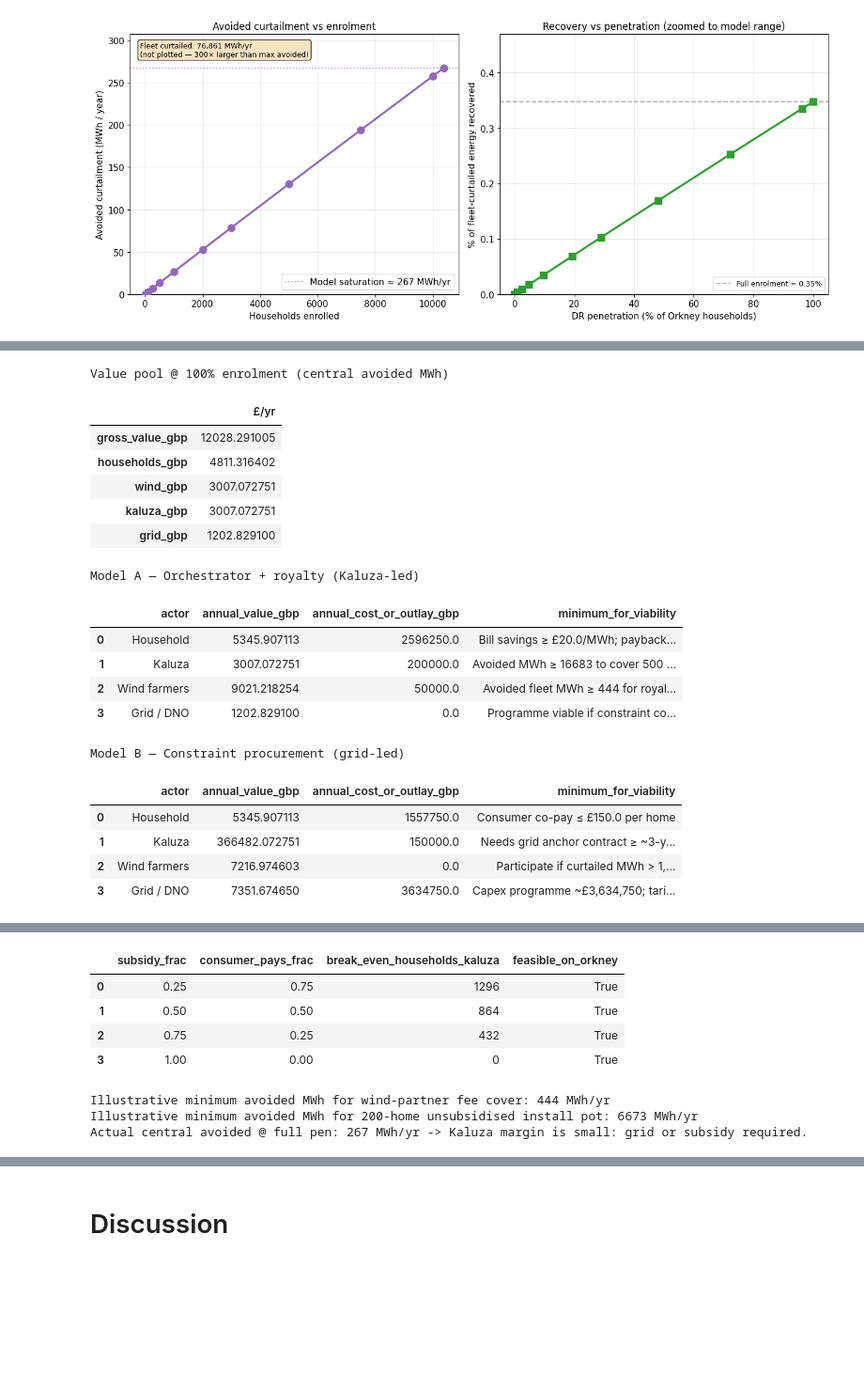
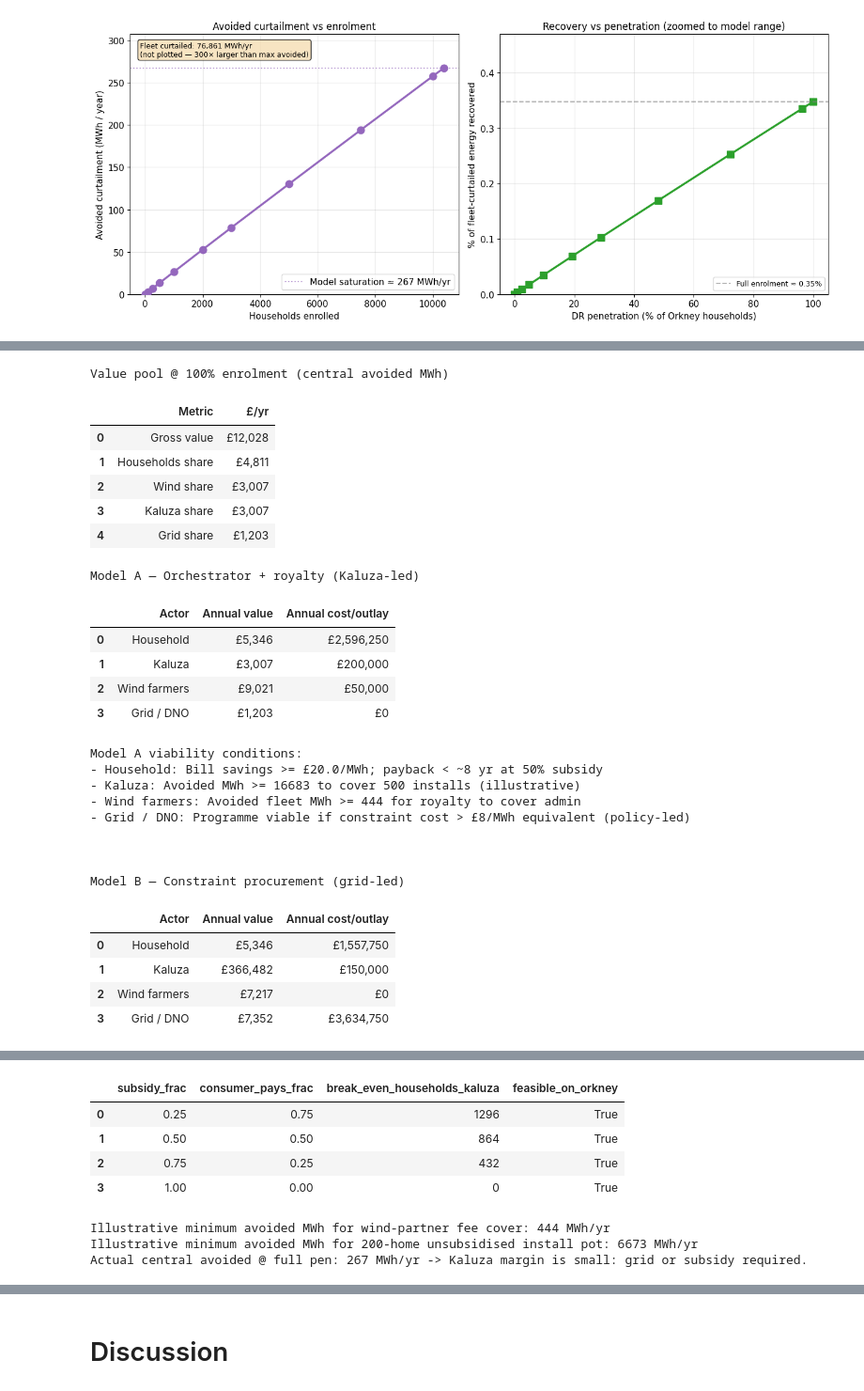
Before and after one commit to AreedAdmin/AiB-Capstone, a Jupyter notebook: report.ipynb, the cells around one changed output, grey strips where cells are left out. Shown at 94% size. Cells and saved outputs as stored; diff of their text form; code cells hidden in the pictures; blank space fills up the shorter version.

```diff
--- a/report.ipynb
+++ b/report.ipynb
@@ -1188,7 +1204,12 @@ gross_pool = value_pool_gbp(full_avoided)
 pool = split_pool(full_avoided)
 
 print("Value pool @ 100% enrolment (central avoided MWh)")
-display(pool.to_frame("£/yr"))
+pool_compact = pd.DataFrame({
+    "Metric": ["Gross value", "Households share", "Wind share", "Kaluza share", "Grid share"],
+    "£/yr": [pool["gross_value_gbp"], pool["households_gbp"], pool["wind_gbp"], pool["kaluza_gbp"], pool["grid_gbp"]],
+})
+pool_compact["£/yr"] = pool_compact["£/yr"].map(lambda x: f"£{x:,.0f}")
+display(pool_compact)
 print("\n")
 
 # --- Model A: Kaluza orchestrator + wind royalty + discounted heat ---
@@ -1201,18 +1222,26 @@ hh_payback_years = capex * (1 - 0.5) / max(hh_benefit_per_home, 1e-6)  # 50% sub
 model_a = pd.DataFrame([
     {"actor": "Household", "annual_value_gbp": hh_benefit_per_home * N_HOUSEHOLDS_ORKNEY,
      "annual_cost_or_outlay_gbp": capex * N_HOUSEHOLDS_ORKNEY * 0.5,
-     "minimum_for_viability": f"Bill savings ≥ £{HOUSEHOLD_DISCOUNT_GBP_MWH}/MWh; payback < ~8 yr at 50% subsidy"},
+     "minimum_for_viability": f"Bill savings >= £{HOUSEHOLD_DISCOUNT_GBP_MWH}/MWh; payback < ~8 yr at 50% subsidy"},
     {"actor": "Kaluza", "annual_value_gbp": pool["kaluza_gbp"],
      "annual_cost_or_outlay_gbp": 200_000,
-     "minimum_for_viability": f"Avoided MWh ≥ {capex * 500 / (KALUZA_VALUE_SHARE * WHOLESALE_GBP_MWH):.0f} to cover 500 installs (illustrative)"},
+     "minimum_for_viability": f"Avoided MWh >= {capex * 500 / (KALUZA_VALUE_SHARE * WHOLESALE_GBP_MWH):.0f} to cover 500 installs (illustrative)"},
     {"actor": "Wind farmers", "annual_value_gbp": pool["wind_gbp"] + full_avoided * WHOLESALE_GBP_MWH * 0.5,
      "annual_cost_or_outlay_gbp": WIND_ROYALTY_ADMIN_GBP_YR * 10,
-     "minimum_for_viability": f"Avoided fleet MWh ≥ {WIND_ROYALTY_ADMIN_GBP_YR / (SHARE_WIND * WHOLESALE_GBP_MWH):.0f} for royalty to cover admin"},
+     "minimum_for_viability": f"Avoided fleet MWh >= {WIND_ROYALTY_ADMIN_GBP_YR / (SHARE_WIND * WHOLESALE_GBP_MWH):.0f} for royalty to cover admin"},
     {"actor": "Grid / DNO", "annual_value_gbp": pool["grid_gbp"],
      "annual_cost_or_outlay_gbp": 0,
      "minimum_for_viability": "Programme viable if constraint cost > £8/MWh equivalent (policy-led)"},
 ])
-display(model_a)
+
+model_a_compact = model_a[["actor", "annual_value_gbp", "annual_cost_or_outlay_gbp"]].copy()
+model_a_compact.columns = ["Actor", "Annual value", "Annual cost/outlay"]
+for col in ["Annual value", "Annual cost/outlay"]:
+    model_a_compact[col] = model_a_compact[col].map(lambda x: f"£{x:,.0f}")
+display(model_a_compact)
+print("Model A viability conditions:")
+for _, row in model_a.iterrows():
+    print(f"- {row['actor']}: {row['minimum_for_viability']}")
 print("\n")
 
 # --- Model B: Grid-funded rollout (constraint procurement) ---
@@ -1222,10 +1251,10 @@ grid_subsidy_per_home = 350  # £ grant per home toward £500 capex
 model_b = pd.DataFrame([
     {"actor": "Household", "annual_value_gbp": hh_benefit_per_home * N_HOUSEHOLDS_ORKNEY,
      "annual_cost_or_outlay_gbp": (capex - grid_subsidy_per_home) * N_HOUSEHOLDS_ORKNEY,
-     "minimum_for_viability": f"Consumer co-pay ≤ £{capex - grid_subsidy_per_home} per home"},
+     "minimum_for_viability": f"Consumer co-pay <= £{capex - grid_subsidy_per_home} per home"},
     {"actor": "Kaluza", "annual_value_gbp": pool["kaluza_gbp"] + grid_subsidy_per_home * N_HOUSEHOLDS_ORKNEY * 0.1,
      "annual_cost_or_outlay_gbp": 150_000,
-     "minimum_for_viability": "Needs grid anchor contract ≥ ~3-year term"},
+     "minimum_for_viability": "Needs grid anchor contract >= ~3-year term"},
     {"actor": "Wind farmers", "annual_value_gbp": full_avoided * WHOLESALE_GBP_MWH * 0.6,
      "annual_cost_or_outlay_gbp": 0,
      "minimum_for_viability": "Participate if curtailed MWh > 1,000 fleet-wide (material)"},
@@ -1233,52 +1262,68 @@ model_b = pd.DataFrame([
      "annual_cost_or_outlay_gbp": grid_subsidy_per_home * N_HOUSEHOLDS_ORKNEY,
      "minimum_for_viability": (
          f"Capex programme ~£{grid_subsidy_per_home * N_HOUSEHOLDS_ORKNEY:,.0f}; "
-         f"tariff share only ~£{pool['grid_gbp']:,.0f}/yr — viable under regulation, not energy margin alone"
+         f"tariff share only ~£{pool['grid_gbp']:,.0f}/yr - viable under regulation, not energy margin alone"
      )},
 ])
-display(model_b)
+
+model_b_compact = model_b[["actor", "annual_value_gbp", "annual_cost_or_outlay_gbp"]].copy()
+model_b_compact.columns = ["Actor", "Annual value", "Annual cost/outlay"]
+for col in ["Annual value", "Annual cost/outlay"]:
+    model_b_compact[col] = model_b_compact[col].map(lambda x: f"£{x:,.0f}")
+display(model_b_compact)
+print("Model B viability conditions:")
+for _, row in model_b.iterrows():
+    print(f"- {row['actor']}: {row['minimum_for_viability']}")
 print("\n")
 
 # Kaluza break-even vs subsidy (simplified: revenue = kaluza share of growing avoided MWh)
 rev_central = pool["kaluza_gbp"]
 rev_low = split_pool(full_avoided, WHOLESALE_LOW)["kaluza_gbp"]
 rev_high = split_pool(full_avoided, WHOLESALE_HIGH)["kaluza_gbp"]
 
 be_rows = []
 for sub in SUBSIDY_LEVELS:
     n_be = break_even_households(per_home_avoided * (SHARE_KALUZA / KALUZA_VALUE_SHARE), subsidy=sub)
     be_rows.append({
         "subsidy_frac": sub,
         "consumer_pays_frac": 1 - sub,
         "break_even_households_kaluza": n_be,
         "feasible_on_orkney": n_be <= N_HOUSEHOLDS_ORKNEY,
     })
 be_df = pd.DataFrame(be_rows)
 print("\nKaluza break-even households (central economics, Model A share)")
 display(be_df)
 
 min_mwh_wind = WIND_ROYALTY_ADMIN_GBP_YR / max(SHARE_WIND * WHOLESALE_GBP_MWH, 1e-6)
 min_mwh_kaluza_install = (capex * 200) / max(KALUZA_VALUE_SHARE * WHOLESALE_GBP_MWH, 1e-6)
 print(f"\nIllustrative minimum avoided MWh for wind-partner fee cover: {min_mwh_wind:.0f} MWh/yr")
 print(f"Illustrative minimum avoided MWh for 200-home unsubsidised install pot: {min_mwh_kaluza_install:.0f} MWh/yr")
 print(f"Actual central avoided @ full pen: {full_avoided:.0f} MWh/yr -> Kaluza margin is small: grid or subsidy required.")
 # %% [output]
 Value pool @ 100% enrolment (central avoided MWh)
-|  | £/yr |
-| gross_value_gbp | 12028.291005 |
-| households_gbp | 4811.316402 |
-| wind_gbp | 3007.072751 |
-| kaluza_gbp | 3007.072751 |
-| grid_gbp | 1202.829100 |
+|  | Metric | £/yr |
+| 0 | Gross value | £12,028 |
+| 1 | Households share | £4,811 |
+| 2 | Wind share | £3,007 |
+| 3 | Kaluza share | £3,007 |
+| 4 | Grid share | £1,203 |
 Model A — Orchestrator + royalty (Kaluza-led)
-|  | actor | annual_value_gbp | annual_cost_or_outlay_gbp | minimum_for_viability |
-| 0 | Household | 5345.907113 | 2596250.0 | Bill savings ≥ £20.0/MWh; payback... |
-| 1 | Kaluza | 3007.072751 | 200000.0 | Avoided MWh ≥ 16683 to cover 500 ... |
-| 2 | Wind farmers | 9021.218254 | 50000.0 | Avoided fleet MWh ≥ 444 for royal... |
-| 3 | Grid / DNO | 1202.829100 | 0.0 | Programme viable if constraint co... |
+|  | Actor | Annual value | Annual cost/outlay |
+| 0 | Household | £5,346 | £2,596,250 |
+| 1 | Kaluza | £3,007 | £200,000 |
+| 2 | Wind farmers | £9,021 | £50,000 |
+| 3 | Grid / DNO | £1,203 | £0 |
+Model A viability conditions:
+- Household: Bill savings >= £20.0/MWh; payback < ~8 yr at 50% subsidy
+- Kaluza: Avoided MWh >= 16683 to cover 500 installs (illustrative)
+- Wind farmers: Avoided fleet MWh >= 444 for royalty to cover admin
+- Grid / DNO: Programme viable if constraint cost > £8/MWh equivalent (policy-led)
+
+
+
 Model B — Constraint procurement (grid-led)
-|  | actor | annual_value_gbp | annual_cost_or_outlay_gbp | minimum_for_viability |
-| 0 | Household | 5345.907113 | 1557750.0 | Consumer co-pay ≤ £150.0 per home |
-| 1 | Kaluza | 366482.072751 | 150000.0 | Needs grid anchor contract ≥ ~3-y... |
-| 2 | Wind farmers | 7216.974603 | 0.0 | Participate if curtailed MWh > 1,... |
-| 3 | Grid / DNO | 7351.674650 | 3634750.0 | Capex programme ~£3,634,750; tari... |
+|  | Actor | Annual value | Annual cost/outlay |
+| 0 | Household | £5,346 | £1,557,750 |
+| 1 | Kaluza | £366,482 | £150,000 |
+| 2 | Wind farmers | £7,217 | £0 |
+| 3 | Grid / DNO | £7,352 | £3,634,750 |
```
Also changed, not shown: parts of 4 cells of this notebook, 1 other file.
